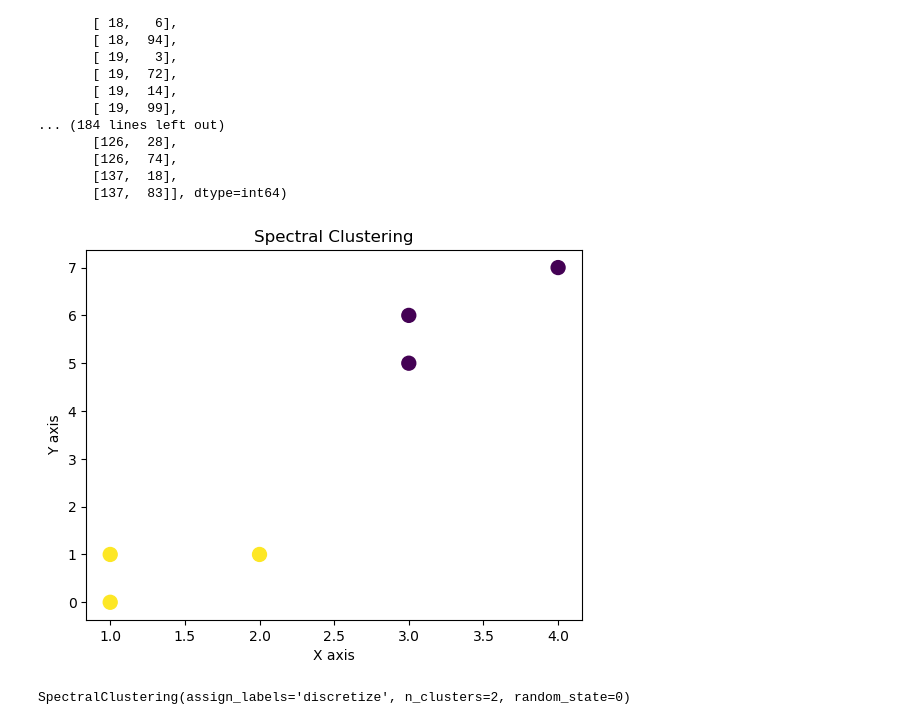
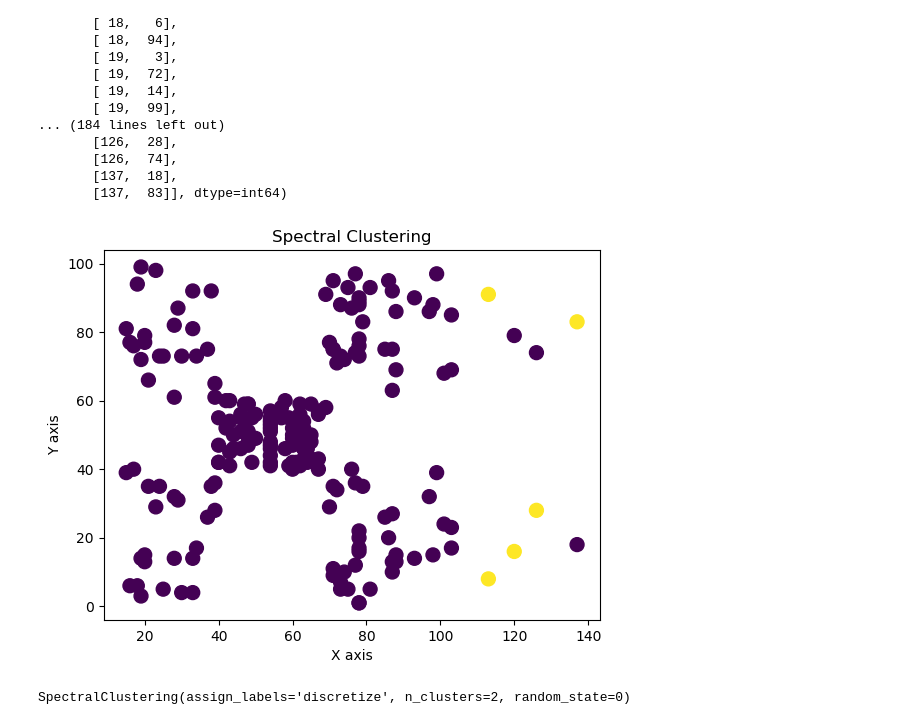
Before and after one commit to sabs2105-ai/python, a Jupyter notebook: Clustering/spectral-clustering.ipynb, the cells around one changed output. Saved outputs shown, nothing was run; the diff lists cells and outputs as text; code cells hidden in the pictures.

```diff
--- a/Clustering/spectral-clustering.ipynb
+++ b/Clustering/spectral-clustering.ipynb
@@ -45,31 +45,30 @@ array([[ 15,  39],
 # %%
 
 from sklearn.cluster import SpectralClustering
 import numpy as np
-X = np.array([[1, 1], [2, 1], [1, 0],
-              [4, 7], [3, 5], [3, 6]])
+
 clustering = SpectralClustering(n_clusters=2,
         assign_labels='discretize',
         random_state=0).fit(X)
 
 # Get cluster labels
 labels = clustering.labels_
 
 # Plot the clusters
 plt.scatter(
     X[:, 0],
     X[:, 1],
     c=labels,
     cmap='viridis',
     s=100
 )
 
 plt.title("Spectral Clustering")
 plt.xlabel("X axis")
 plt.ylabel("Y axis")
 plt.show()
 # %% [output]
-[figure, old version]
+[figure, new version]
 # %%
 clustering
 # %% [output]
```
Also changed, not shown: parts of 6 cells of this notebook.
